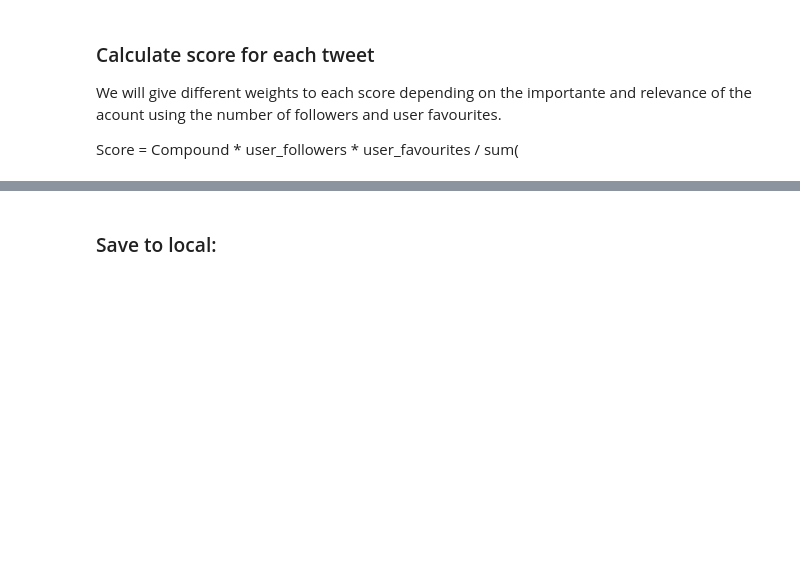
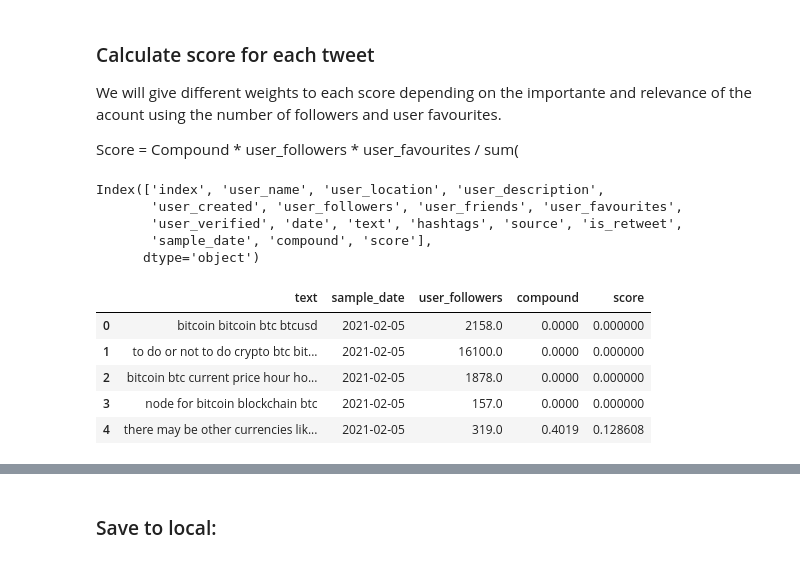
Before and after one commit to hugopobil/tfm_hugopobil, a Jupyter notebook: code/bitcoin/02_sentiment_analysis_polarity.ipynb, the cells around one changed output, grey strips where cells are left out. Drawn from its saved outputs; the diff is of its cells as text; code cells hidden in the pictures; blank space fills up the shorter version.

```diff
--- a/code/bitcoin/02_sentiment_analysis_polarity.ipynb
+++ b/code/bitcoin/02_sentiment_analysis_polarity.ipynb
@@ -80,3 +84,20 @@ for i, s in tqdm(tweets.iterrows(),
         scores.append(np.nan)
 
 tweets["score"] = scores
+# %%
+tweets.columns
+# %% [output]
+Index(['index', 'user_name', 'user_location', 'user_description',
+       'user_created', 'user_followers', 'user_friends', 'user_favourites',
+       'user_verified', 'date', 'text', 'hashtags', 'source', 'is_retweet',
+       'sample_date', 'compound', 'score'],
+      dtype='object')
+# %%
+tweets[['text', 'sample_date', 'user_followers', 'compound', 'score']].head()
+# %% [output]
+|  | text | sample_date | user_followers | compound | score |
+| 0 | bitcoin bitcoin btc btcusd | 2021-02-05 | 2158.0 | 0.0000 | 0.000000 |
+| 1 | to do or not to do crypto btc bit... | 2021-02-05 | 16100.0 | 0.0000 | 0.000000 |
+| 2 | bitcoin btc current price hour ho... | 2021-02-05 | 1878.0 | 0.0000 | 0.000000 |
+| 3 | node for bitcoin blockchain btc | 2021-02-05 | 157.0 | 0.0000 | 0.000000 |
+| 4 | there may be other currencies lik... | 2021-02-05 | 319.0 | 0.4019 | 0.128608 |
```
Also changed, not shown: parts of 4 cells of this notebook, 7 other files.
